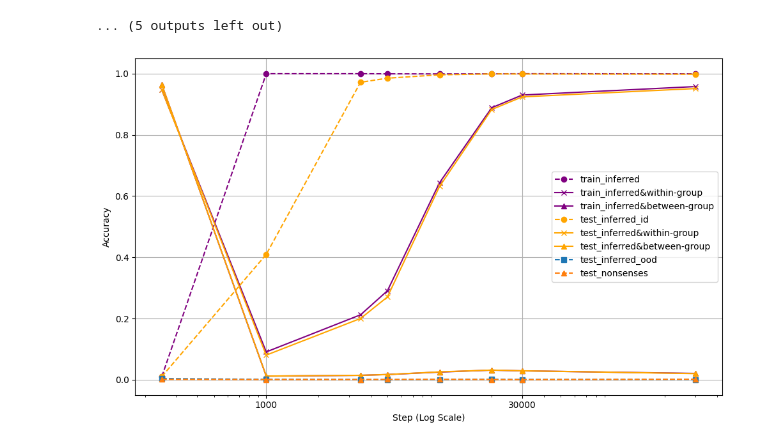
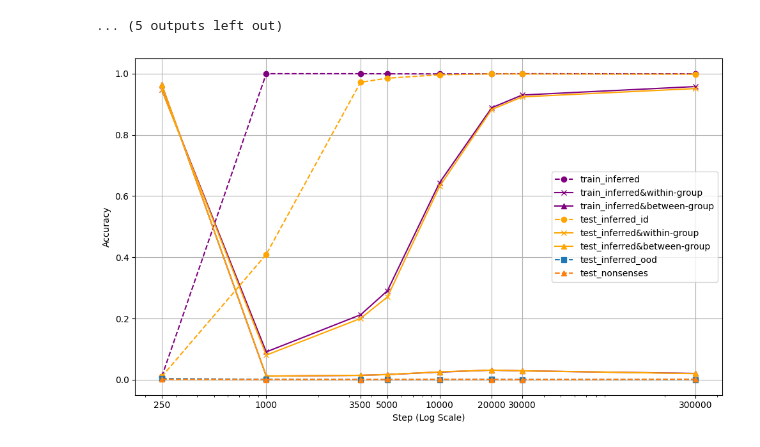
Before and after one commit to kaistAI/coverage-principle, a Jupyter notebook: collapse_analysis/collapse_with_grokking_state.ipynb, the cells around one changed output. Drawn from its saved outputs; the diff is of its cells as text; code cells hidden in the pictures.

```diff
--- a/collapse_analysis/collapse_with_grokking_state.ipynb
+++ b/collapse_analysis/collapse_with_grokking_state.ipynb
@@ -143,29 +133,29 @@ Special tokens have been added in the vocabulary, make sure the associated word
 # %%
 import matplotlib.pyplot as plt
 
 # Plotting the accuracy values in the same plot
 plt.figure(figsize=(10, 6))
 x_values = [int(step) for step in all_steps]
 
 # Plot each list with different markers and labels
 plt.plot(x_values, all_acc["train_inferred"], label="train_inferred", color="purple", linestyle='--', marker='o')
 plt.plot(x_values, result_dict["train_inferred"]["within-group"], label="train_inferred&within-group", color="purple", linestyle='-', marker='x')
 plt.plot(x_values, result_dict["train_inferred"]["between-group"], label="train_inferred&between-group", color="purple", linestyle='-', marker='^')
 plt.plot(x_values, all_acc["test_inferred_id"], label="test_inferred_id", linestyle='--', color="orange", marker='o')
 plt.plot(x_values, result_dict["test_inferred_id"]["within-group"], label="test_inferred&within-group", color="orange", linestyle='-', marker='x')
 plt.plot(x_values, result_dict["test_inferred_id"]["between-group"], label="test_inferred&between-group", color="orange", linestyle='-', marker='^')
 plt.plot(x_values, all_acc["test_inferred_ood"], label="test_inferred_ood", linestyle='--', marker='s')
 plt.plot(x_values, all_acc["test_nonsenses"], label="test_nonsenses", linestyle='--', marker='^')
 
 # Set x-axis to log scale and customize ticks
 plt.xscale("log")
-plt.xticks([1000, 30000], labels=[f"{int(tick)}" for tick in [1000, 30000]])
+plt.xticks(x_values, labels=[f"{int(tick)}" for tick in x_values])
 
 # Labeling the plot
 plt.xlabel("Step (Log Scale)")
 plt.ylabel("Accuracy")
 plt.legend(loc="center right")
 plt.grid(True)
 plt.tight_layout()
 # %% [output]
-[figure, old version]
+[figure, new version]
```
Also changed, not shown: parts of 1 cell of this notebook, 2 other files.
